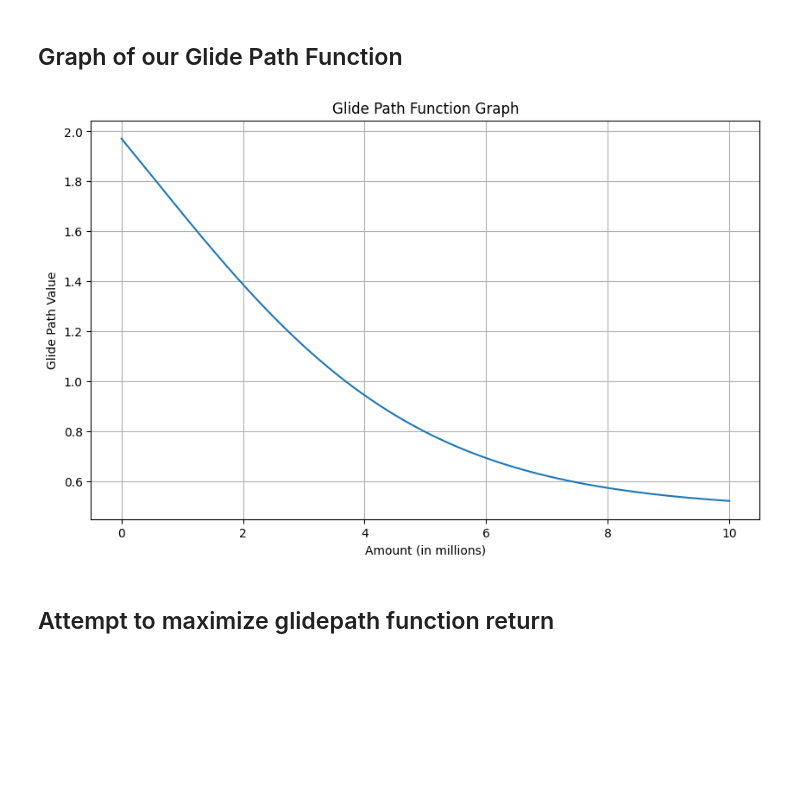
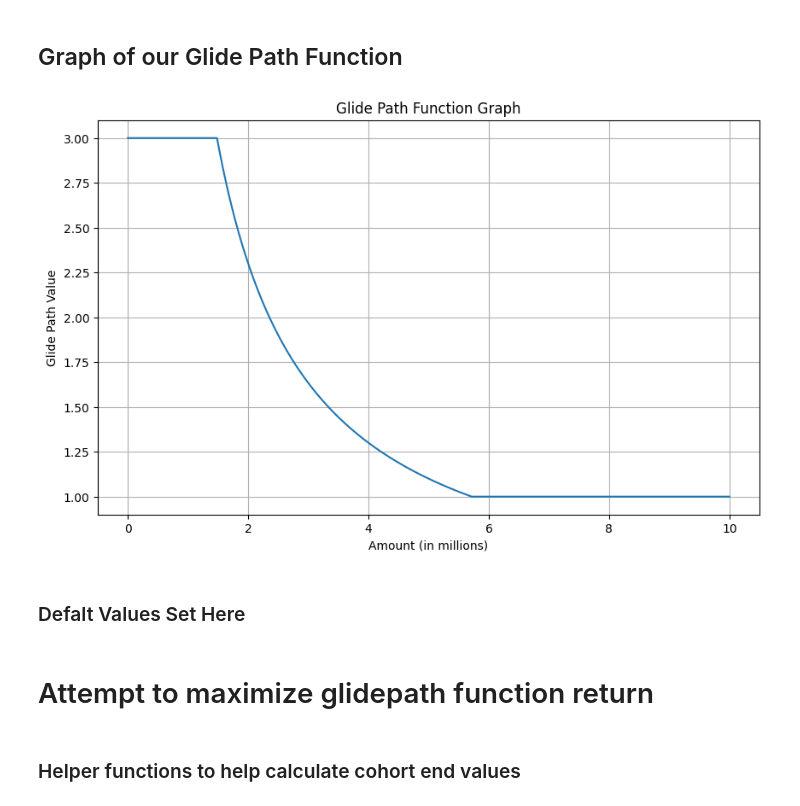
Before and after one commit to alanzhang25/personal-finance, a Jupyter notebook: ideal_leverage_calculator.ipynb, the cells around one changed output. Saved outputs shown, nothing was run; the diff lists cells and outputs as text; code cells hidden in the pictures; blank space fills up the shorter version.

```diff
--- a/ideal_leverage_calculator.ipynb
+++ b/ideal_leverage_calculator.ipynb
@@ -187,19 +181,21 @@ def decreasing_sigmoid_graph(amount, amplitude=9, steepnes=.000015, hort_shift=1
 ## Graph of our Glide Path Function
 # %%
 amounts = np.linspace(0, 10000000, 1000)  # From 0 to 8,000,000
-glide_path_values = [decreasing_sigmoid(amount) for amount in amounts]
+glide_path_values = [other2_glide_path(amount) for amount in amounts]
 
 # Plotting
 plt.figure(figsize=(10, 6))
 plt.plot(amounts, glide_path_values, label='Glide Path')
 
 scale_factor = 1e6
 ticks = ticker.FuncFormatter(lambda x, pos: '{0:g}'.format(x/scale_factor))
 plt.gca().xaxis.set_major_formatter(ticks)
 plt.title('Glide Path Function Graph')
 plt.xlabel('Amount (in millions)')
 plt.ylabel('Glide Path Value')
 plt.grid(True)
 plt.show()
 # %% [output]
-[figure, old version]
+[figure, new version]
+# %% [markdown]
+### Defalt Values Set Here
@@ -313,3 +293,5 @@ def visualize(df, list_of_glide_path_func, month_interval=6, startamount=10000.,
 # %% [markdown]
-## Attempt to maximize glidepath function return
+# Attempt to maximize glidepath function return
+# %% [markdown]
+### Helper functions to help calculate cohort end values
 # %%
```
Also changed, not shown: parts of 26 cells of this notebook.
